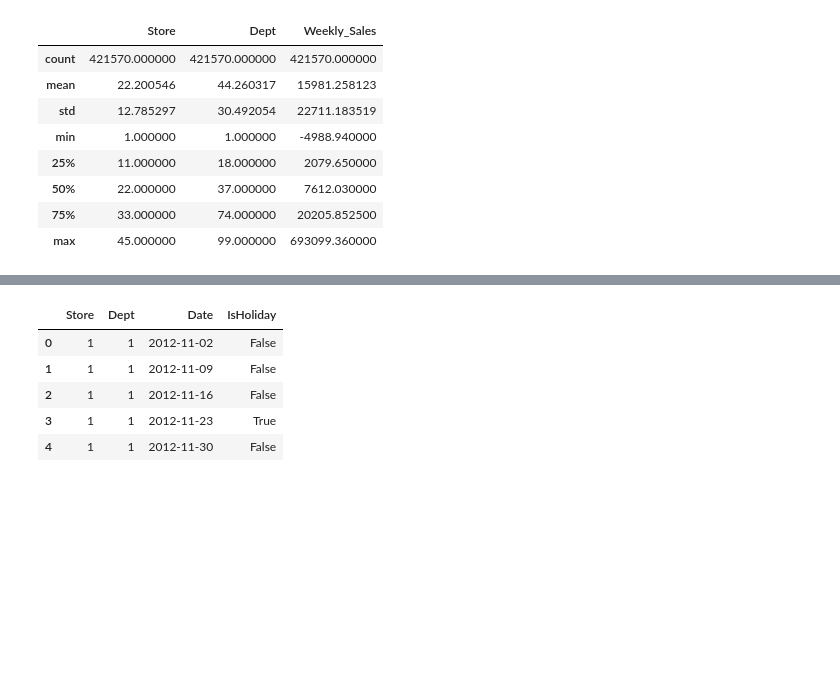
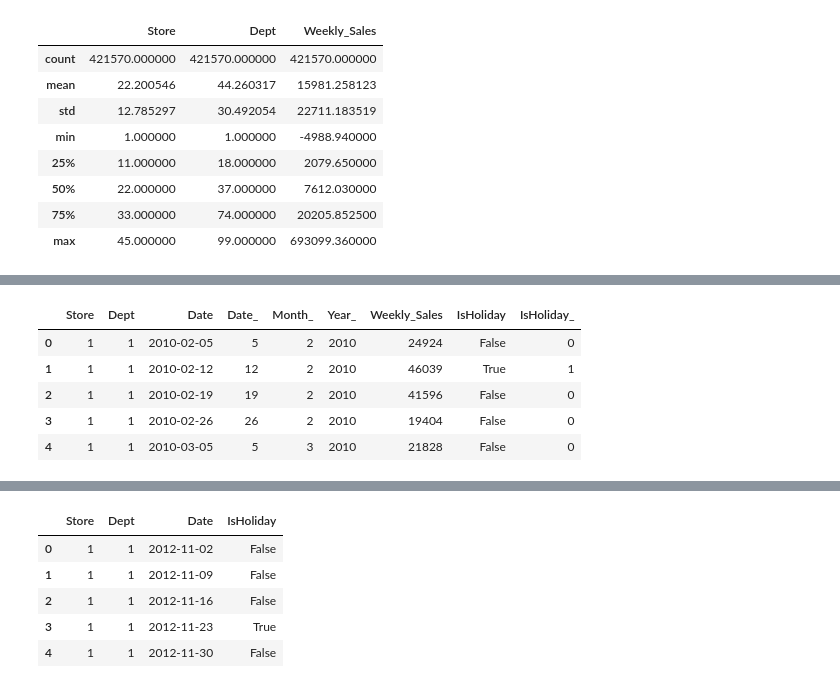
Before and after one commit to SamNijin/Walmart-Data-Analysis-Visualization, a Jupyter notebook: Walmart-Data-Analysis-Visualization.ipynb, the cells around one changed output, grey strips where cells are left out. Saved outputs shown, nothing was run; the diff lists cells and outputs as text; code cells hidden in the pictures; blank space fills up the shorter version.

```diff
--- a/Walmart-Data-Analysis-Visualization.ipynb
+++ b/Walmart-Data-Analysis-Visualization.ipynb
@@ -65,0 +132,15 @@ plt.show()
+# %%
+# Extracting date, month and year from Date column
+
+train_df['Date'] = pd.to_datetime(train_df['Date'])
+train_df.insert(loc=3, column='Date_', value=train_df['Date'].dt.day)
+train_df.insert(loc=4, column='Month_', value=train_df['Date'].dt.month)
+train_df.insert(loc=5, column='Year_', value=train_df['Date'].dt.year)
+train_df.head()
+# %% [output]
+|  | Store | Dept | Date | Date_ | Month_ | Year_ | Weekly_Sales | IsHoliday | IsHoliday_ |
+| 0 | 1 | 1 | 2010-02-05 | 5 | 2 | 2010 | 24924 | False | 0 |
+| 1 | 1 | 1 | 2010-02-12 | 12 | 2 | 2010 | 46039 | True | 1 |
+| 2 | 1 | 1 | 2010-02-19 | 19 | 2 | 2010 | 41596 | False | 0 |
+| 3 | 1 | 1 | 2010-02-26 | 26 | 2 | 2010 | 19404 | False | 0 |
+| 4 | 1 | 1 | 2010-03-05 | 5 | 3 | 2010 | 21828 | False | 0 |
```
Also changed, not shown: parts of 19 cells of this notebook.
